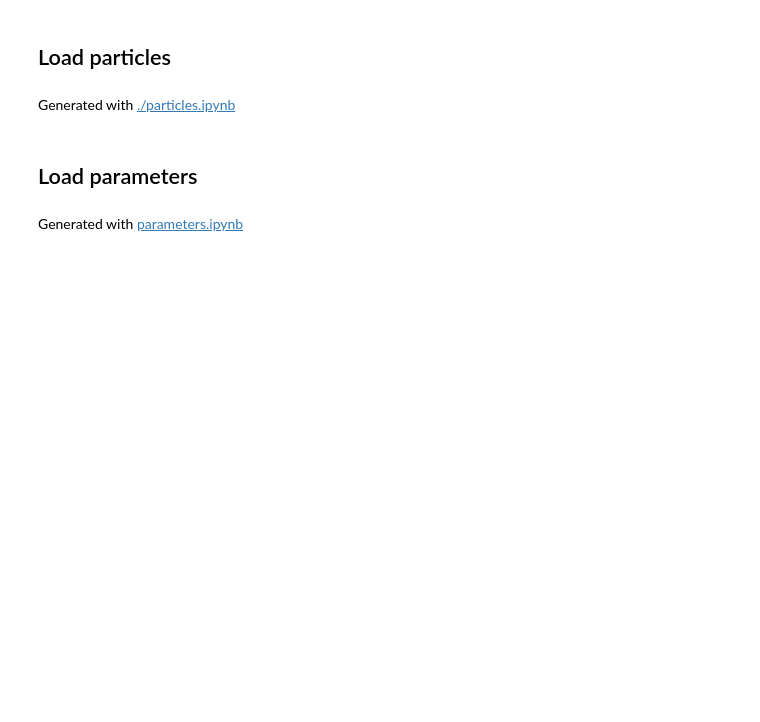
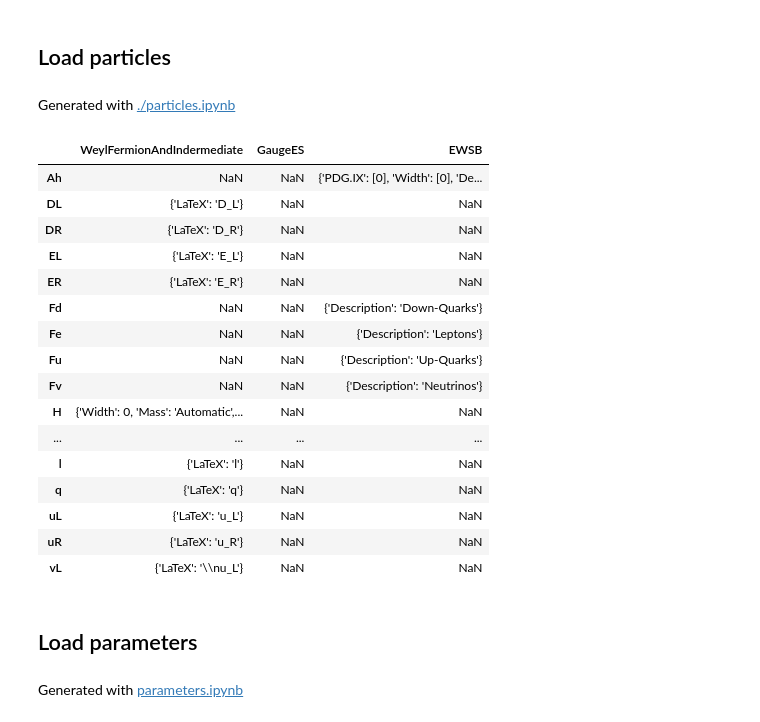
Before and after one commit to restrepo/BSM-Submodules, a Jupyter notebook: SARAH.ipynb, the cells around one changed output. Cells and saved outputs as stored; diff of their text form; code cells hidden in the pictures; blank space fills up the shorter version.

```diff
--- a/SARAH.ipynb
+++ b/SARAH.ipynb
@@ -12,6 +12,26 @@ pd.set_option('display.max_colwidth',200)
 Generated with [./particles.ipynb](./particles.ipynb)
 # %%
 SM=pd.read_json('JSON/particles.json')
+# %%
+SM
+# %% [output]
+|  | WeylFermionAndIndermediate | GaugeES | EWSB |
+| Ah | NaN | NaN | {'PDG.IX': [0], 'Width': [0], 'De... |
+| DL | {'LaTeX': 'D_L'} | NaN | NaN |
+| DR | {'LaTeX': 'D_R'} | NaN | NaN |
+| EL | {'LaTeX': 'E_L'} | NaN | NaN |
+| ER | {'LaTeX': 'E_R'} | NaN | NaN |
+| Fd | NaN | NaN | {'Description': 'Down-Quarks'} |
+| Fe | NaN | NaN | {'Description': 'Leptons'} |
+| Fu | NaN | NaN | {'Description': 'Up-Quarks'} |
+| Fv | NaN | NaN | {'Description': 'Neutrinos'} |
+| H | {'Width': 0, 'Mass': 'Automatic',... | NaN | NaN |
+| ... | ... | ... | ... |
+| l | {'LaTeX': 'l'} | NaN | NaN |
+| q | {'LaTeX': 'q'} | NaN | NaN |
+| uL | {'LaTeX': 'u_L'} | NaN | NaN |
+| uR | {'LaTeX': 'u_R'} | NaN | NaN |
+| vL | {'LaTeX': '\\nu_L'} | NaN | NaN |
 # %%
 kk=to_math(SM,'p.m')
 # %% [markdown]
```
Also changed, not shown: parts of 1 cell of this notebook, 4 other files.
